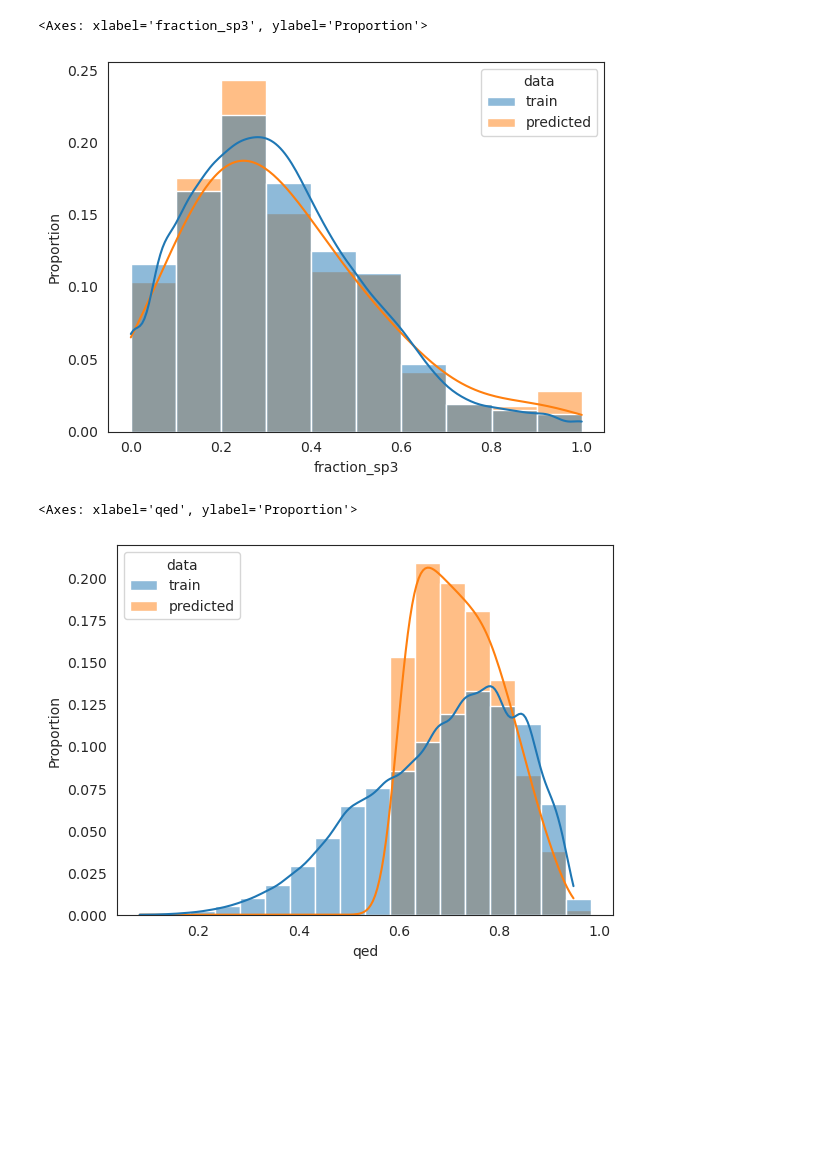
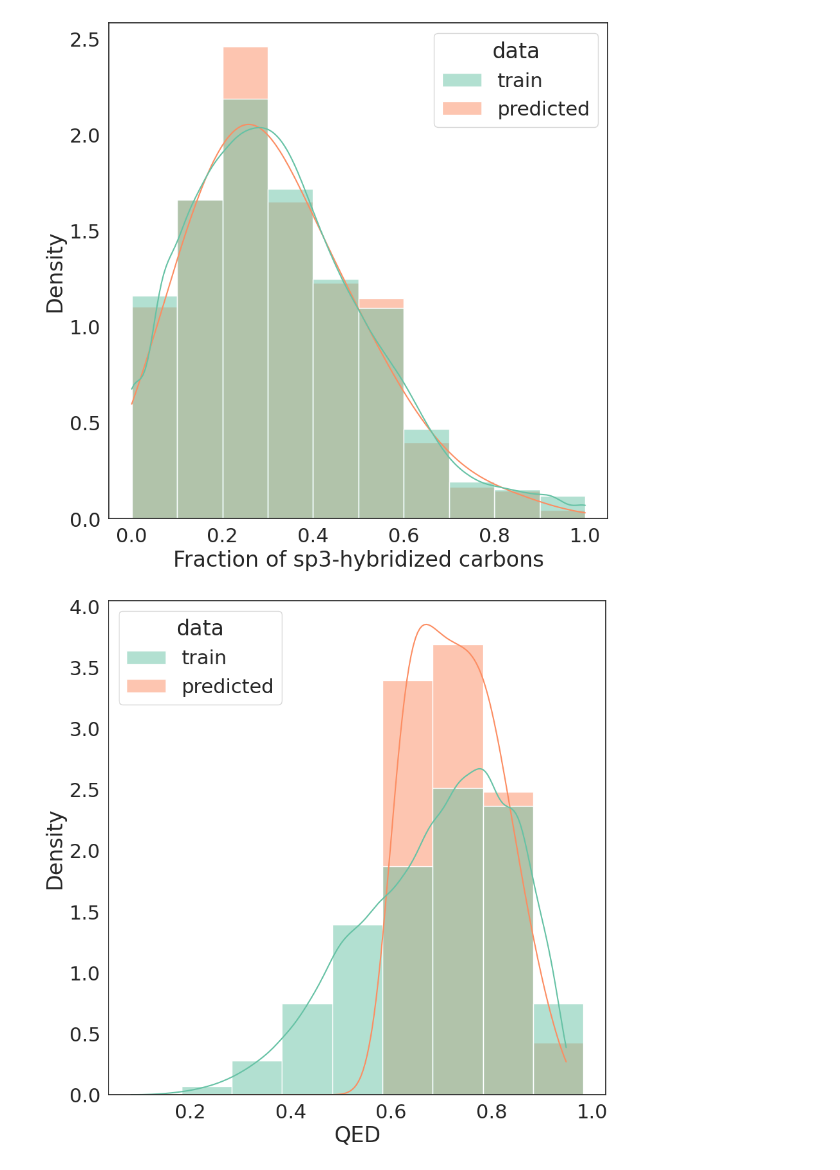
Before and after one commit to asiomchen/mldd23_project1, a Jupyter notebook: data_analysis.ipynb, the cells around one changed output. Saved outputs shown, nothing was run; the diff lists cells and outputs as text; code cells hidden in the pictures; blank space fills up the shorter version.

```diff
--- a/data_analysis.ipynb
+++ b/data_analysis.ipynb
@@ -35,6 +40,8 @@ fig = sns.histplot(df, x='num_HBA', binwidth=1, stat='proportion',
 # %%
 #df['num_HBD'] = df['mol'].apply(Chem.rdMolDescriptors.CalcNumHBD)
-sns.set_style('white')
-sns.histplot(df, x='num_HBD', binwidth=1, stat='proportion',
+sns.set(font_scale=2, style='white', rc={'figure.figsize':(10, 10)})
+fig = sns.histplot(df, x='num_HBD', binwidth=1, stat='density', palette='Set2',
             kde=True, kde_kws={'bw_adjust': 8}, hue='data', common_norm=False, discrete=True)
+fig.set(xlabel='Number of HBD')
+plt.savefig(f"plots/train_vs_{fp_type}_HBD.svg", format='svg')
 # %% [output]
@@ -43,6 +49,8 @@ sns.histplot(df, x='num_HBD', binwidth=1, stat='proportion',
 # %%
 #df['logP'] = df['mol'].apply(Chem.Crippen.MolLogP)
-sns.set_style('white')
-sns.histplot(df, x='logP', binwidth=1, stat='proportion',
+sns.set(font_scale=2, style='white', rc={'figure.figsize':(10, 10)})
+fig = sns.histplot(df, x='logP', binwidth=1, stat='density', palette='Set2',
             kde=True, kde_kws={'bw_adjust': 1}, hue='data', common_norm=False)
+fig.set(xlabel='logP')
+plt.savefig(f"plots/train_vs_{fp_type}_logP.svg", format='svg')
 # %% [output]
@@ -51,6 +58,8 @@ sns.histplot(df, x='logP', binwidth=1, stat='proportion',
 # %%
 #df['tpsa'] = df['mol'].apply(Chem.rdMolDescriptors.CalcTPSA)
-sns.set_style('white')
-sns.histplot(df, x='tpsa', binwidth=20, stat='proportion',
+sns.set(font_scale=2, style='white', rc={'figure.figsize':(10, 10)})
+fig = sns.histplot(df, x='tpsa', binwidth=20, stat='density', palette='Set2',
             kde=True, kde_kws={'bw_adjust': 2}, hue='data', common_norm=False)
+fig.set(xlabel='TPSA')
+plt.savefig(f"plots/train_vs_{fp_type}_TPSA.svg", format='svg')
 # %% [output]
@@ -59,18 +67,20 @@ sns.histplot(df, x='tpsa', binwidth=20, stat='proportion',
 # %%
 #df['fraction_sp3'] = df['mol'].apply(CalcFractionCSP3)
-sns.set_style('white')
-sns.histplot(df, x='fraction_sp3', binwidth=0.1, stat='proportion',
+sns.set(font_scale=2, style='white', rc={'figure.figsize':(10, 10)})
+fig = sns.histplot(df, x='fraction_sp3', binwidth=0.1, stat='density', palette='Set2',
             kde=True, kde_kws={'bw_adjust': 2}, hue='data', common_norm=False)
+fig.set(xlabel='Fraction of sp3-hybridized carbons')
+plt.savefig(f"plots/train_vs_{fp_type}_sp3.svg", format='svg')
 # %% [output]
-<Axes: xlabel='fraction_sp3', ylabel='Proportion'>
-[figure, old version]
+[figure, new version]
 # %%
 #df['qed'] = df['mol'].apply(QED.qed)
-sns.set_style('white')
-sns.histplot(df, x='qed', binwidth=0.05, stat='proportion',
-            kde=True, kde_kws={'bw_adjust': 1.5}, hue='data', common_norm=False)
+sns.set(font_scale=2, style='white', rc={'figure.figsize':(10, 10)})
+fig = sns.histplot(df, x='qed', binwidth=0.1, stat='density', palette='Set2',
+            kde=True, kde_kws={'bw_adjust': 2.0}, hue='data', common_norm=False)
+fig.set(xlabel='QED')
+plt.savefig(f"plots/train_vs_{fp_type}_QED.svg", format='svg')
 # %% [output]
-<Axes: xlabel='qed', ylabel='Proportion'>
-[figure, old version]
+[figure, new version]
 # %%
 #df['mol_wt'] = df['mol'].apply(Chem.rdMolDescriptors.CalcExactMolWt)
```
Also changed, not shown: parts of 8 cells of this notebook, 23 other files.
